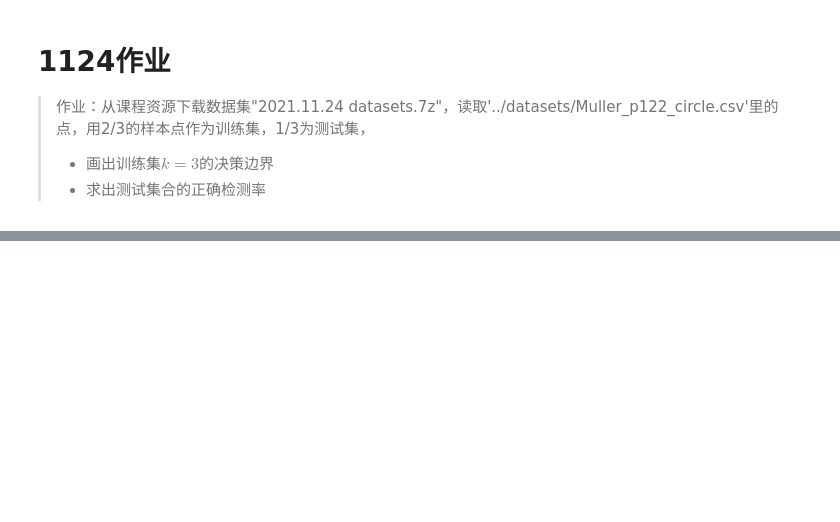
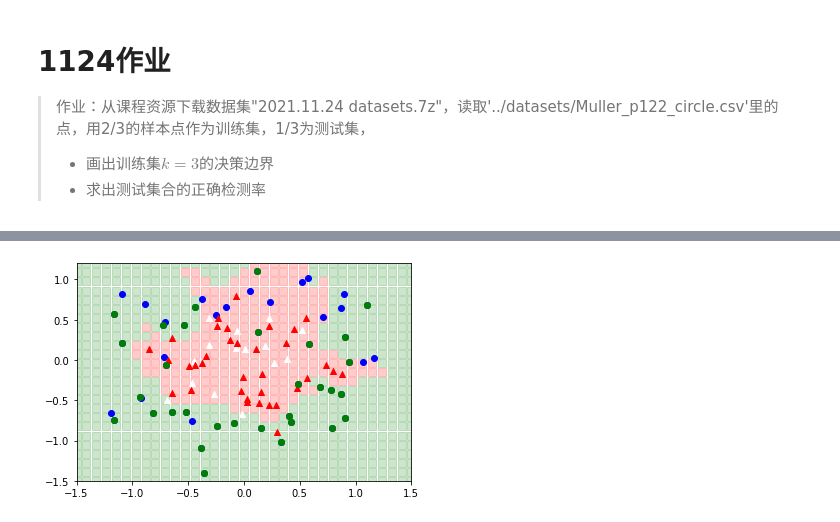
Before and after one commit to SoriakYC/MachaineLearining, a Jupyter notebook: 作业/1124/1910253_高芃.ipynb, the cells around one changed output, grey strips where cells are left out. Cells and saved outputs as stored; diff of their text form; code cells hidden in the pictures; blank space fills up the shorter version.

```diff
--- a/作业/1124/1910253_高芃.ipynb
+++ b/作业/1124/1910253_高芃.ipynb
@@ -92,0 +103,20 @@ array([1.])
+# %%
+plt.xlim(-1.5,1.5)
+plt.ylim(-1.5,1.2)
+# 0 for green, 1 for red
+for i in range(len(n)):
+    if kNN(trn,n[i],k)==0:
+        plt.scatter(n[i,0],n[i,1],marker='s',c='g',alpha=.2,s=80)
+    else:
+        plt.scatter(n[i,0],n[i,1],marker='s',c='r',alpha=.2,s=80)
+
+
+plt.scatter(One.x,One.y,marker='^',c='w')
+plt.scatter(Zero.x,Zero.y,marker='o',c='b')
+
+plt.scatter(one.x,one.y,marker='^',c='r')
+plt.scatter(zero.x,zero.y,marker='o',c='g')
+# plt.axis('equal')
+plt.show()
+# %% [output]
+[figure, added]
```
Also changed, not shown: parts of 10 cells of this notebook, 2 other files.
